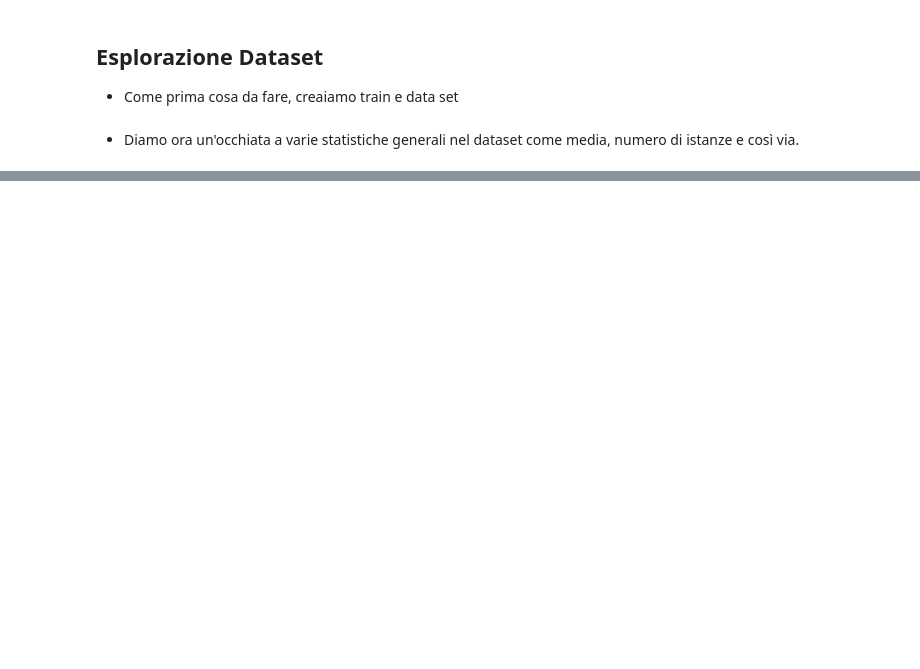
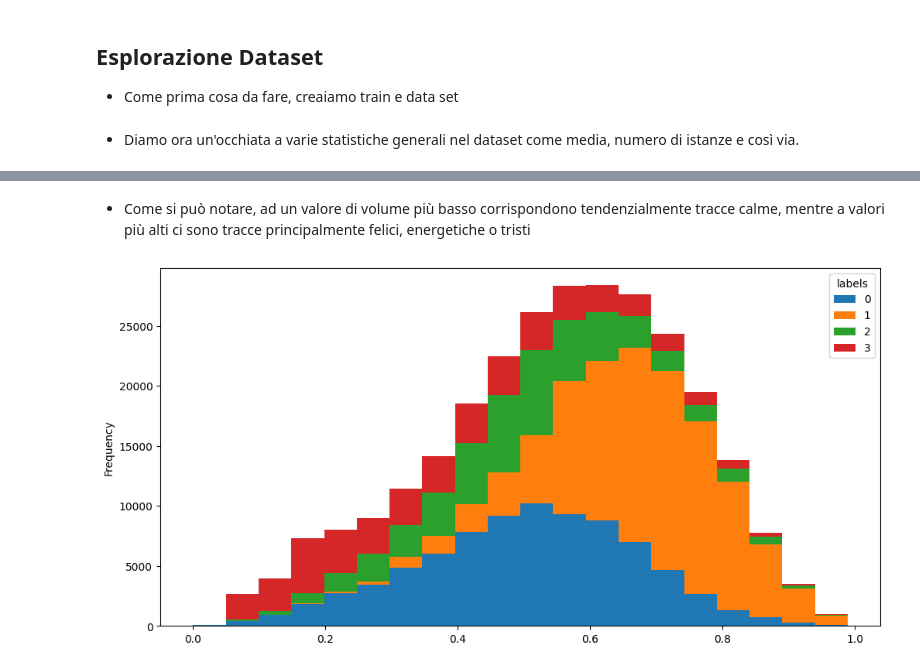
Before and after one commit to Corstor/DataIntensive_Progetto, a Jupyter notebook: progetto.ipynb, the cells around one changed output, grey strips where cells are left out. Saved outputs shown, nothing was run; the diff lists cells and outputs as text; code cells hidden in the pictures; blank space fills up the shorter version.

```diff
--- a/progetto.ipynb
+++ b/progetto.ipynb
@@ -88,0 +109,6 @@ X_train.describe()
+# %% [markdown]
+- Come si può notare, ad un valore di volume più basso corrispondono tendenzialmente tracce calme, mentre a valori più alti ci sono tracce principalmente felici, energetiche o tristi
+# %%
+songs.pivot(columns="labels")["danceability"].plot.hist(bins=20, stacked=True, figsize=(12, 6));
+# %% [output]
+[figure, added]
```
Also changed, not shown: parts of 9 cells of this notebook.
